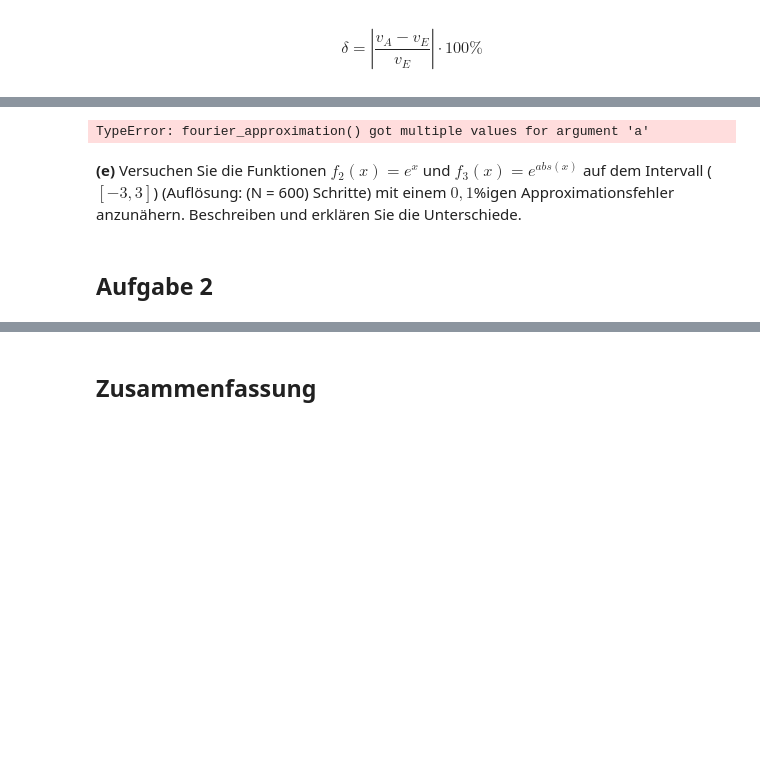
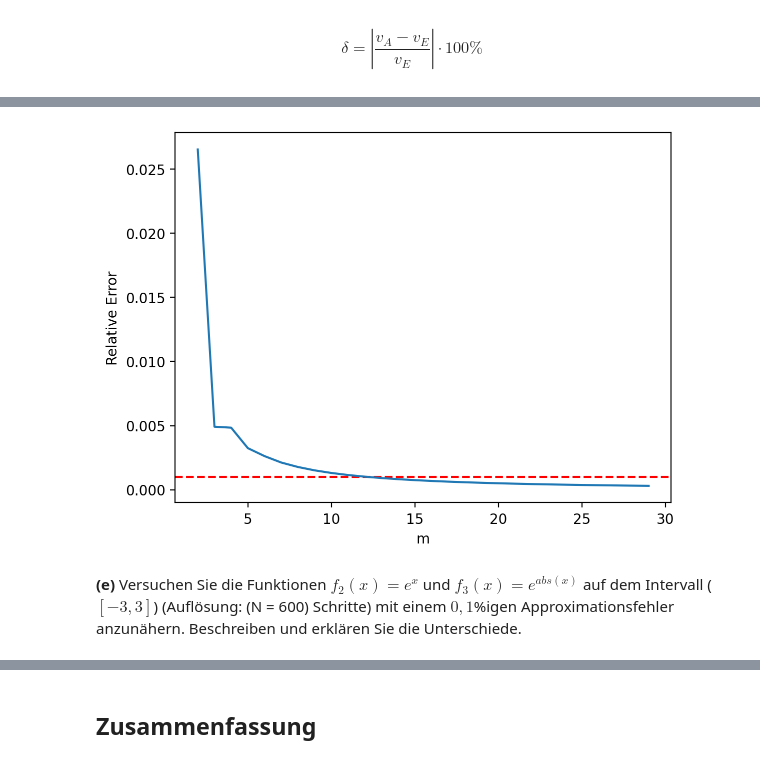
Before and after one commit to fhnw-ivy/vta_mc2, a Jupyter notebook: notebook.ipynb, the cells around one changed output, grey strips where cells are left out. Drawn from its saved outputs; the diff is of its cells as text; code cells hidden in the pictures; blank space fills up the shorter version.

Commit message:
WIP aufgabe 3

```diff
--- a/notebook.ipynb
+++ b/notebook.ipynb
@@ -80,19 +103,0 @@ def relative_error_3(y_true, y_approx):
-# %%
-a = 3
-
-re_1, re_2, re_3 = [1],[1],[1]
-errors = [re_1, re_2, re_3]
-re_f = [relative_error_1, relative_error_2, relative_error_3]
-
-for i, e_f in enumerate(re_f):
-    print(f"Running e_f: {i+1}")
-    for m in range(2, 30):
-        _, _, f1_approx = fourier_approximation(f=f1, a=3, N=600, m=2*m + 1)
-        error = e_f(f1(x), f1_approx)
-        errors[i].append(error)
-
-        if error <= 0.001:
-            print(f'Number of Fourier components needed: {m}')
-            break
-
-    print()
@@ -132,34 +104,21 @@ for i, error in enumerate(errors):
-# %%
-# 1e
-
-f2 = np.exp(x)
-f3 = np.exp(np.abs(x))
-m2, m3 = 1, 1
-error2, error3 = 1, 1
-
-
-
-# endless loop given the error is never smaller than 0.001 for f2 fourier approximation error is increasing not decreasing
-while error2 > 0.001 or error3 > 0.001:
-    # np.exp(x)
-    if error2 > 0.001:
-        f2_approx = fourier_approximation(x, f2, m2, a=3)
-        error2 = relative_error(f2, f2_approx)
-        m2 += 1
-
-    if error3 > 0.001:
-        f3_approx = fourier_approximation(x, f3, m3, a=3)
-        error3 = relative_error(f3, f3_approx)
-        m3 += 1
-
-    print(f'm2 = {m2 - 1}, m3 = {m3 - 1}')
-    print(f'error2 = {error2}, error3 = {error3}')
-
-print(f'Number of Fourier components needed for f2(x): {m2 - 1}')
-print(f'Number of Fourier components needed for f3(x): {m3 - 1}')
-# %% [output]
-TypeError: fourier_approximation() got multiple values for argument 'a'
+# %%
+def rel_error(y, f_app):
+    return np.linalg.norm(y - f_app) / np.linalg.norm(y)
+# %%
+m_values = [m for m in range(2, 30)]
+rel_errors = []
+
+for m in m_values:
+    x, y, f_app = fourier_approximation(f=f1, a=a, N=600, m=m)
+    rel_errors.append(rel_error(y, f_app))
+
+plt.axhline(y=0.001, color="r", linestyle="--")
+
+plt.plot(m_values, rel_errors)
+plt.xlabel("m")
+plt.ylabel("Relative Error")
+plt.show()
+# %% [output]
+[figure, added]
 # %% [markdown]
 **(e)** Versuchen Sie die Funktionen $f_2(x) = e^x$ und $f_3(x) = e^{abs(x)}$ auf dem Intervall ($[-3, 3]$) (Auflösung: \(N = 600\) Schritte) mit einem $0,1$%igen Approximationsfehler anzunähern. Beschreiben und erklären Sie die Unterschiede.
-# %% [markdown]
-## Aufgabe 2
```
Also changed, not shown: parts of 24 cells of this notebook.
